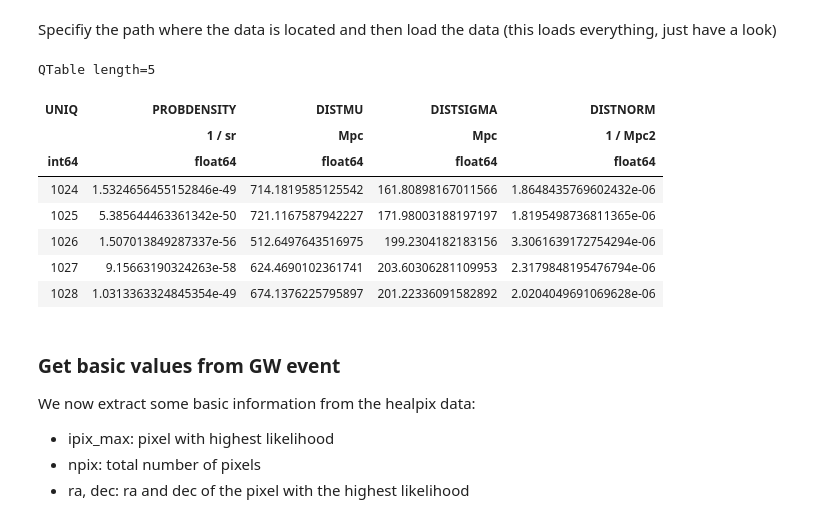
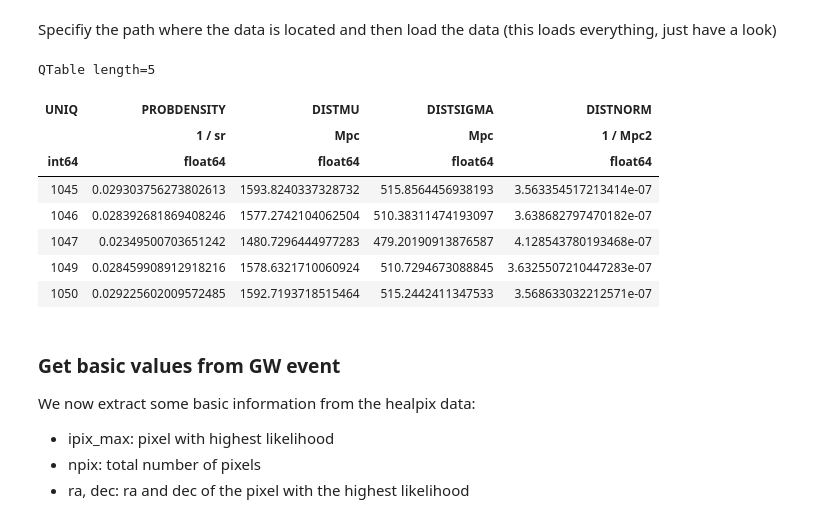
Before and after one commit to ananya971/ligo-desi-gw-follow-up, a Jupyter notebook: Galaxy Selection/Galaxy_Selector_MOC.ipynb, the cells around one changed output. Cells and saved outputs as stored; diff of their text form; code cells hidden in the pictures.

```diff
--- a/Galaxy Selection/Galaxy_Selector_MOC.ipynb
+++ b/Galaxy Selection/Galaxy_Selector_MOC.ipynb
@@ -57,20 +57,20 @@ import gasel as gs
 # %% [markdown]
 Specifiy the path where the data is located and then load the data (this loads everything, just have a look)
 # %%
-path = "/global/homes/j/jgassert/ligo-desi-gw-follow-up/Galaxy Selection/Files/S200129mbayestar.multiorder.fits,1"
+path = "/global/homes/j/jgassert/ligo-desi-gw-follow-up/Galaxy Selection/Files/S230522abayestar.multiorder.fits,1"
 skymap = QTable.read(path)
 
 skymap[:5]
 # %% [output]
 QTable length=5
 | UNIQ | PROBDENSITY | DISTMU | DISTSIGMA | DISTNORM |
 |  | 1 / sr | Mpc | Mpc | 1 / Mpc2 |
 | int64 | float64 | float64 | float64 | float64 |
-| 1024 | 1.5324656455152846e-49 | 714.1819585125542 | 161.80898167011566 | 1.8648435769602432e-06 |
-| 1025 | 5.385644463361342e-50 | 721.1167587942227 | 171.98003188197197 | 1.8195498736811365e-06 |
-| 1026 | 1.507013849287337e-56 | 512.6497643516975 | 199.2304182183156 | 3.3061639172754294e-06 |
-| 1027 | 9.15663190324263e-58 | 624.4690102361741 | 203.60306281109953 | 2.3179848195476794e-06 |
-| 1028 | 1.0313363324845354e-49 | 674.1376225795897 | 201.22336091582892 | 2.0204049691069628e-06 |
+| 1045 | 0.029303756273802613 | 1593.8240337328732 | 515.8564456938193 | 3.563354517213414e-07 |
+| 1046 | 0.028392681869408246 | 1577.2742104062504 | 510.38311474193097 | 3.638682797470182e-07 |
+| 1047 | 0.02349500703651242 | 1480.7296444977283 | 479.20190913876587 | 4.128543780193468e-07 |
+| 1049 | 0.028459908912918216 | 1578.6321710060924 | 510.7294673088845 | 3.6325507210447283e-07 |
+| 1050 | 0.029225602009572485 | 1592.7193718515464 | 515.2442411347533 | 3.568633032212571e-07 |
 # %% [markdown]
 ### Get basic values from GW event
 
```
Also changed, not shown: parts of 30 cells of this notebook, 8 other files.
